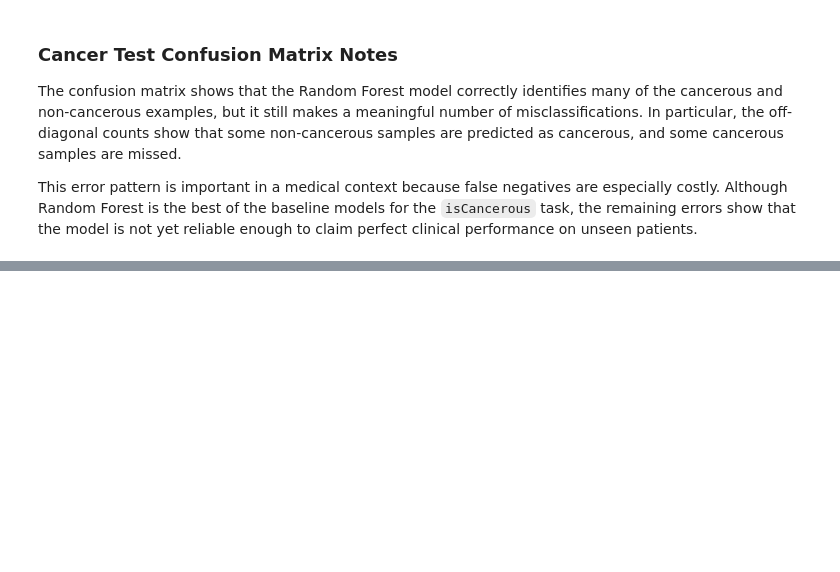
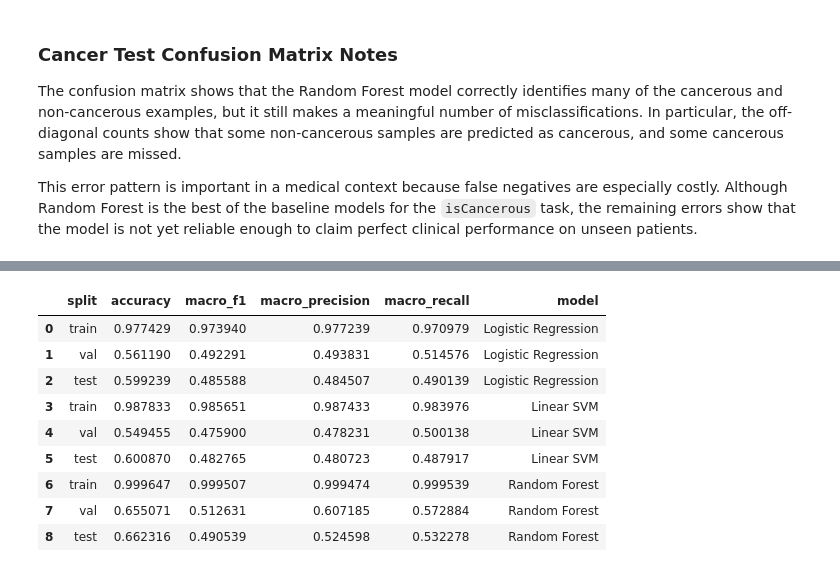
Before and after one commit to theaussiepie/Conformal-Prediction-with-ML-Workflow, a Jupyter notebook: workflow.ipynb, the cells around one changed output, grey strips where cells are left out. Cells and saved outputs as stored; diff of their text form; code cells hidden in the pictures; blank space fills up the shorter version.

Commit message:
Cell tyep classification baseline models, comparison, rationale and output

```diff
--- a/workflow.ipynb
+++ b/workflow.ipynb
@@ -907,0 +914,34 @@ This error pattern is important in a medical context because false negatives are
+# %%
+cell_models = {
+    "Logistic Regression": make_lr(),
+    "Linear SVM": make_svm(),
+    "Random Forest": make_rf()
+}
+
+cell_results = []
+cell_fitted = {}
+
+for name, model in cell_models.items():
+    res, fitted = fit_and_eval(
+        model,
+        X_train_ct_2d, y_train_ct,
+        X_val_ct_2d, y_val_ct,
+        X_test_ct_2d, y_test_ct
+    )
+    res["model"] = name
+    cell_results.append(res)
+    cell_fitted[name] = fitted
+
+cell_results_df = pd.concat(cell_results, ignore_index=True)
+cell_results_df
+# %% [output]
+|  | split | accuracy | macro_f1 | macro_precision | macro_recall | model |
+| 0 | train | 0.977429 | 0.973940 | 0.977239 | 0.970979 | Logistic Regression |
+| 1 | val | 0.561190 | 0.492291 | 0.493831 | 0.514576 | Logistic Regression |
+| 2 | test | 0.599239 | 0.485588 | 0.484507 | 0.490139 | Logistic Regression |
+| 3 | train | 0.987833 | 0.985651 | 0.987433 | 0.983976 | Linear SVM |
+| 4 | val | 0.549455 | 0.475900 | 0.478231 | 0.500138 | Linear SVM |
+| 5 | test | 0.600870 | 0.482765 | 0.480723 | 0.487917 | Linear SVM |
+| 6 | train | 0.999647 | 0.999507 | 0.999474 | 0.999539 | Random Forest |
+| 7 | val | 0.655071 | 0.512631 | 0.607185 | 0.572884 | Random Forest |
+| 8 | test | 0.662316 | 0.490539 | 0.524598 | 0.532278 | Random Forest |
```
Also changed, not shown: parts of 5 cells of this notebook.
